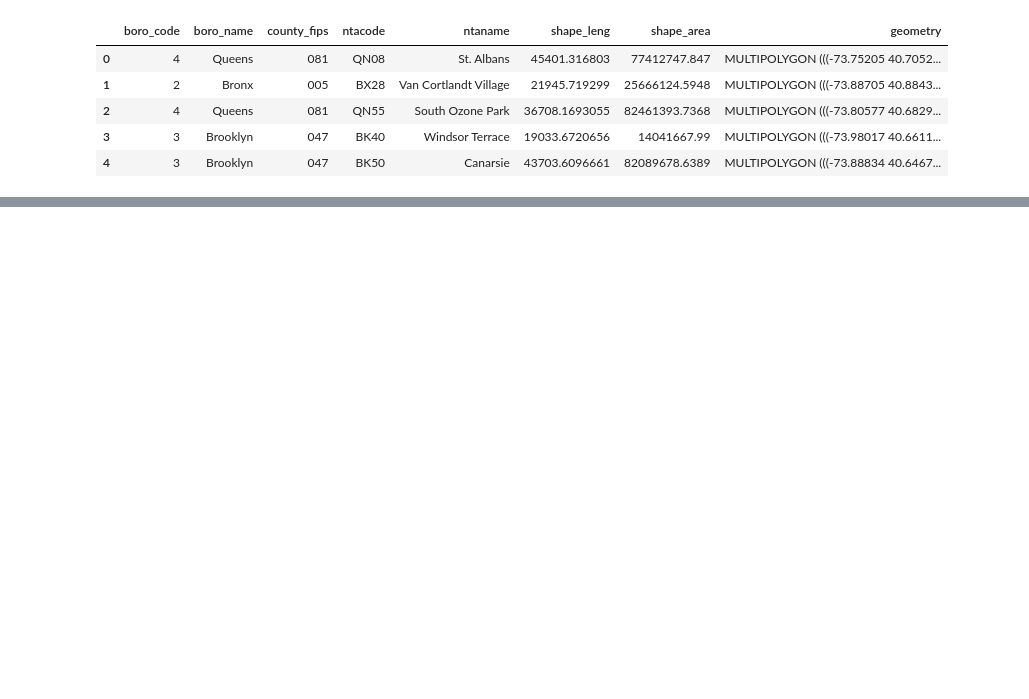
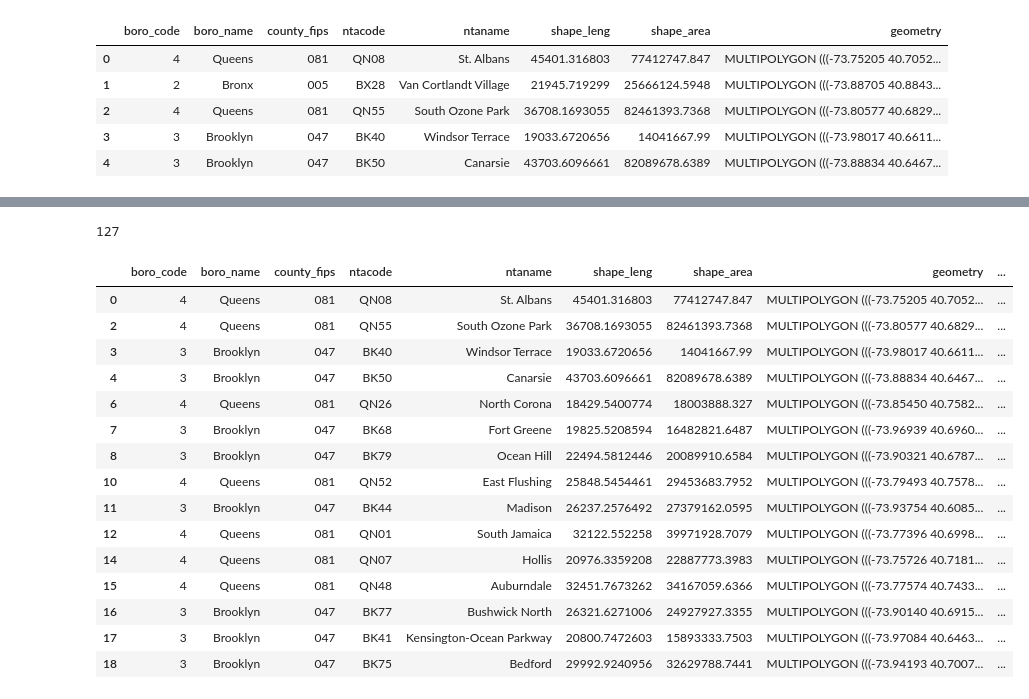
Before and after one commit to emj1020/applied_data_science_final_project, a Jupyter notebook: Scripts/02_NTA_StreetEasy_Neighborhoods.ipynb, the cells around one changed output, grey strips where cells are left out. Cells and saved outputs as stored; diff of their text form; code cells hidden in the pictures; blank space fills up the shorter version.

```diff
--- a/Scripts/02_NTA_StreetEasy_Neighborhoods.ipynb
+++ b/Scripts/02_NTA_StreetEasy_Neighborhoods.ipynb
@@ -226,10 +379,0 @@ neigh_nta_dict = {'Astoria': ['Astoria','Old Astoria','Steinway'], 'Auburndale':
-# %%
-for i, row in nta_nyc.iterrows():
-    for key, value in neigh_nta_dict.items():
-        if row['ntaname'] == value:
-            nta_nyc.loc[i, 'streeteasy_neighborhood'] = key
-# %%
-for nta in nta_nyc['ntaname'].unique():
-    if nta in [val_item for val in neigh_nta_dict.values() for val_item in val]:
-        key = [k for k, v in neigh_nta_dict.items() if nta in [val_item for val_item in v]][0]
-        nta_nyc.loc[nta_nyc['ntaname'] == nta, 'streeteasy_neighborhood'] = key
@@ -279,0 +398,4 @@ nta_nyc[nta_nyc['boro_name']== 'Staten Island']
+# %%
+# Create a new column called 'streeteasy_neighborhoods' by mapping the values in the dictionary to the 'ntaname' column
+nta_nyc['streeteasy_neighborhoods'] = nta_nyc['ntaname'].map(nta_neigh_dict)
+nta_nyc.head()
@@ -279,0 +425,31 @@ nta_nyc[nta_nyc['boro_name']== 'Staten Island']
+# %%
+nta_filtered = nta_nyc[~nta_nyc['streeteasy_neighborhoods'].isna()]
+print(len(nta_filtered))
+# %% [output]
+127
+# %%
+def clean_neighborhoods(neigh_list):
+    if len(neigh_list) == 1:
+        return neigh_list[0]
+    else:
+        return neigh_list
+
+nta_filtered['streeteasy_neighborhoods'] = nta_filtered['streeteasy_neighborhoods'].apply(clean_neighborhoods)
+nta_filtered.head(15)
+# %% [output]
+|  | boro_code | boro_name | county_fips | ntacode | ntaname | shape_leng | shape_area | geometry | ... |
+| 0 | 4 | Queens | 081 | QN08 | St. Albans | 45401.316803 | 77412747.847 | MULTIPOLYGON (((-73.75205 40.7052... | ... |
+| 2 | 4 | Queens | 081 | QN55 | South Ozone Park | 36708.1693055 | 82461393.7368 | MULTIPOLYGON (((-73.80577 40.6829... | ... |
+| 3 | 3 | Brooklyn | 047 | BK40 | Windsor Terrace | 19033.6720656 | 14041667.99 | MULTIPOLYGON (((-73.98017 40.6611... | ... |
+| 4 | 3 | Brooklyn | 047 | BK50 | Canarsie | 43703.6096661 | 82089678.6389 | MULTIPOLYGON (((-73.88834 40.6467... | ... |
+| 6 | 4 | Queens | 081 | QN26 | North Corona | 18429.5400774 | 18003888.327 | MULTIPOLYGON (((-73.85450 40.7582... | ... |
+| 7 | 3 | Brooklyn | 047 | BK68 | Fort Greene | 19825.5208594 | 16482821.6487 | MULTIPOLYGON (((-73.96939 40.6960... | ... |
+| 8 | 3 | Brooklyn | 047 | BK79 | Ocean Hill | 22494.5812446 | 20089910.6584 | MULTIPOLYGON (((-73.90321 40.6787... | ... |
+| 10 | 4 | Queens | 081 | QN52 | East Flushing | 25848.5454461 | 29453683.7952 | MULTIPOLYGON (((-73.79493 40.7578... | ... |
+| 11 | 3 | Brooklyn | 047 | BK44 | Madison | 26237.2576492 | 27379162.0595 | MULTIPOLYGON (((-73.93754 40.6085... | ... |
+| 12 | 4 | Queens | 081 | QN01 | South Jamaica | 32122.552258 | 39971928.7079 | MULTIPOLYGON (((-73.77396 40.6998... | ... |
+| 14 | 4 | Queens | 081 | QN07 | Hollis | 20976.3359208 | 22887773.3983 | MULTIPOLYGON (((-73.75726 40.7181... | ... |
+| 15 | 4 | Queens | 081 | QN48 | Auburndale | 32451.7673262 | 34167059.6366 | MULTIPOLYGON (((-73.77574 40.7433... | ... |
+| 16 | 3 | Brooklyn | 047 | BK77 | Bushwick North | 26321.6271006 | 24927927.3355 | MULTIPOLYGON (((-73.90140 40.6915... | ... |
+| 17 | 3 | Brooklyn | 047 | BK41 | Kensington-Ocean Parkway | 20800.7472603 | 15893333.7503 | MULTIPOLYGON (((-73.97084 40.6463... | ... |
+| 18 | 3 | Brooklyn | 047 | BK75 | Bedford | 29992.9240956 | 32629788.7441 | MULTIPOLYGON (((-73.94193 40.7007... | ... |
```
Also changed, not shown: parts of 40 cells of this notebook, 2 other files.
